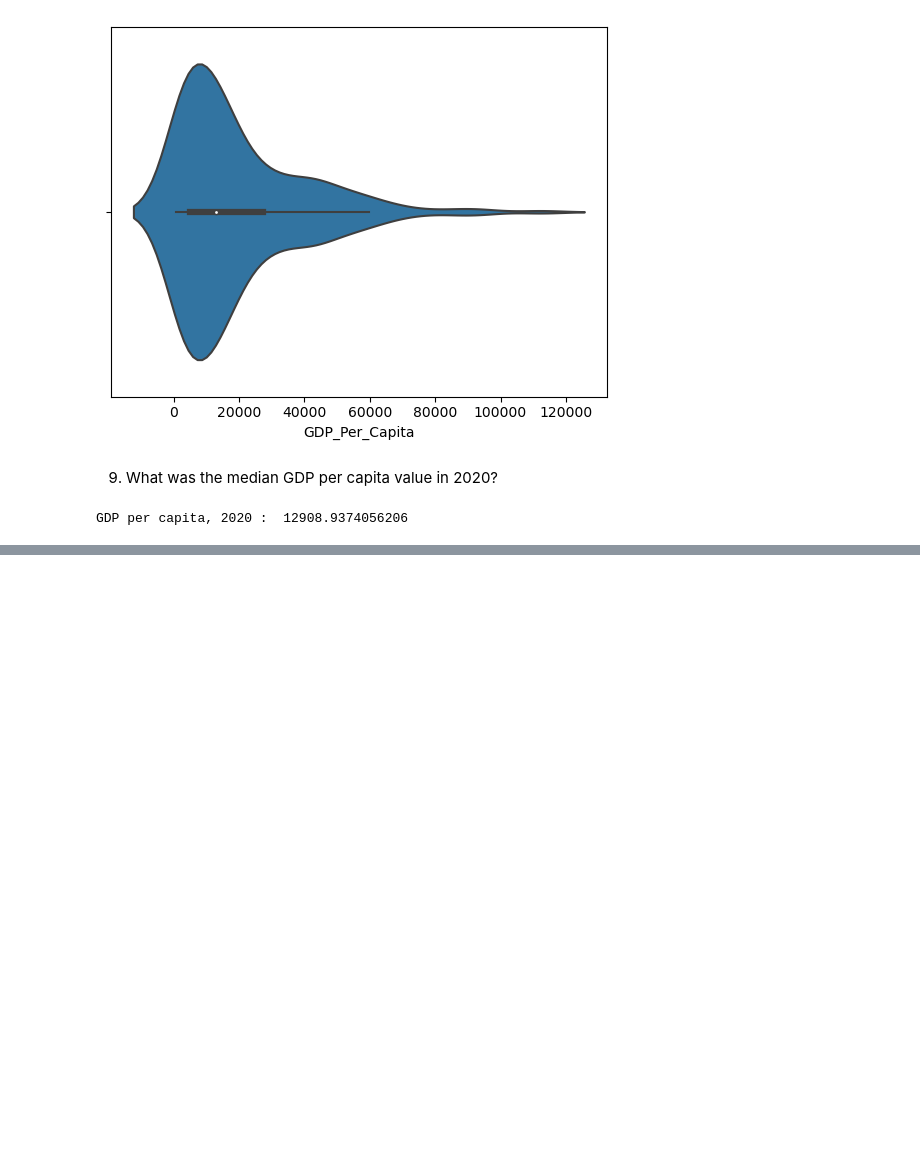
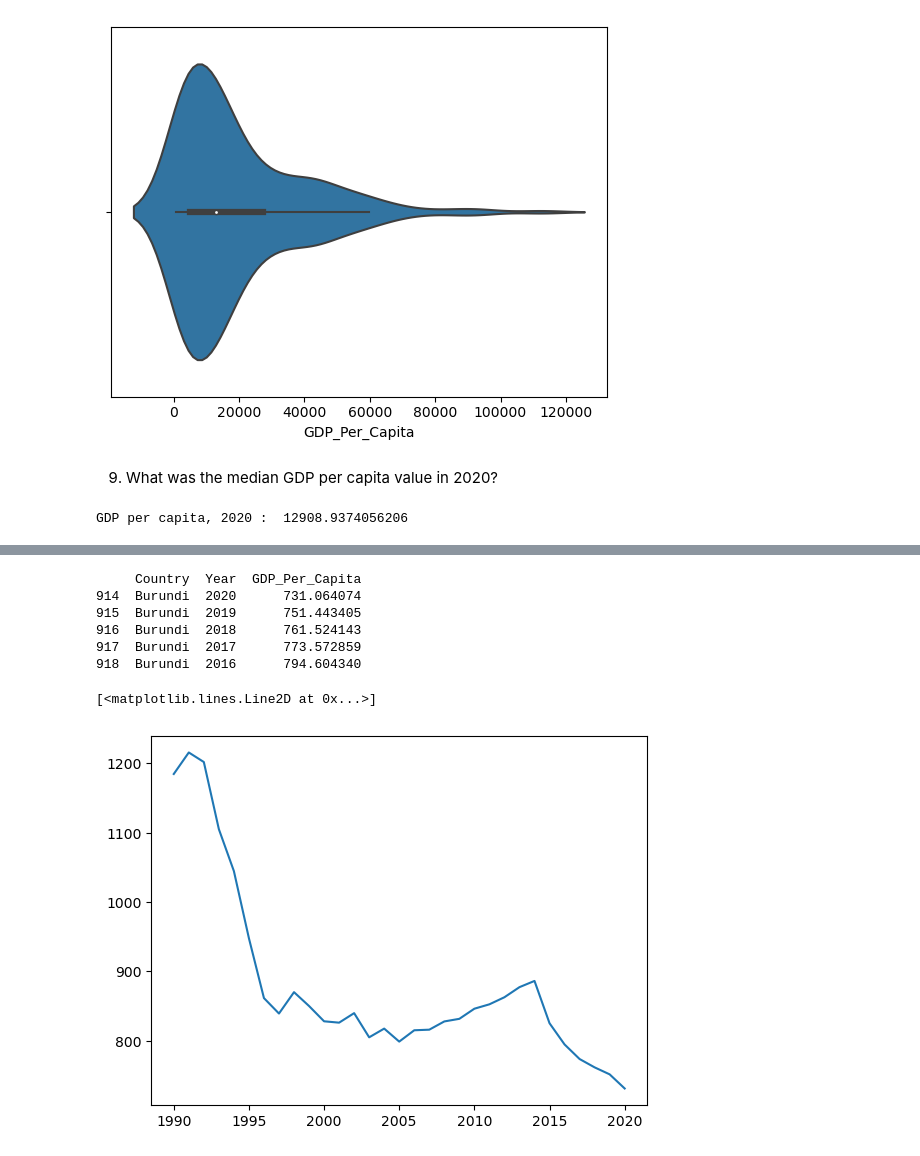
Before and after one commit to NSS-Data-Analytics-Cohort-8/gdp-and-internet-usage-melaniewesson, a Jupyter notebook: notebooks/un_project.ipynb, the cells around one changed output, grey strips where cells are left out. Drawn from its saved outputs; the diff is of its cells as text; code cells hidden in the pictures; blank space fills up the shorter version.

```diff
--- a/notebooks/un_project.ipynb
+++ b/notebooks/un_project.ipynb
@@ -228,0 +247,15 @@ plt.plot(gdp_lux.Year, gdp_lux.GDP_Per_Capita)
+# %%
+gdp_burundi = gdp_df.loc[gdp_df['Country'] == 'Burundi']
+print(gdp_burundi.head())
+# %% [output]
+     Country  Year  GDP_Per_Capita
+914  Burundi  2020      731.064074
+915  Burundi  2019      751.443405
+916  Burundi  2018      761.524143
+917  Burundi  2017      773.572859
+918  Burundi  2016      794.604340
+# %%
+plt.plot(gdp_burundi.Year, gdp_burundi.GDP_Per_Capita)
+# %% [output]
+[<matplotlib.lines.Line2D at 0x...>]
+[figure, added]
```
Also changed, not shown: parts of 30 cells of this notebook.
